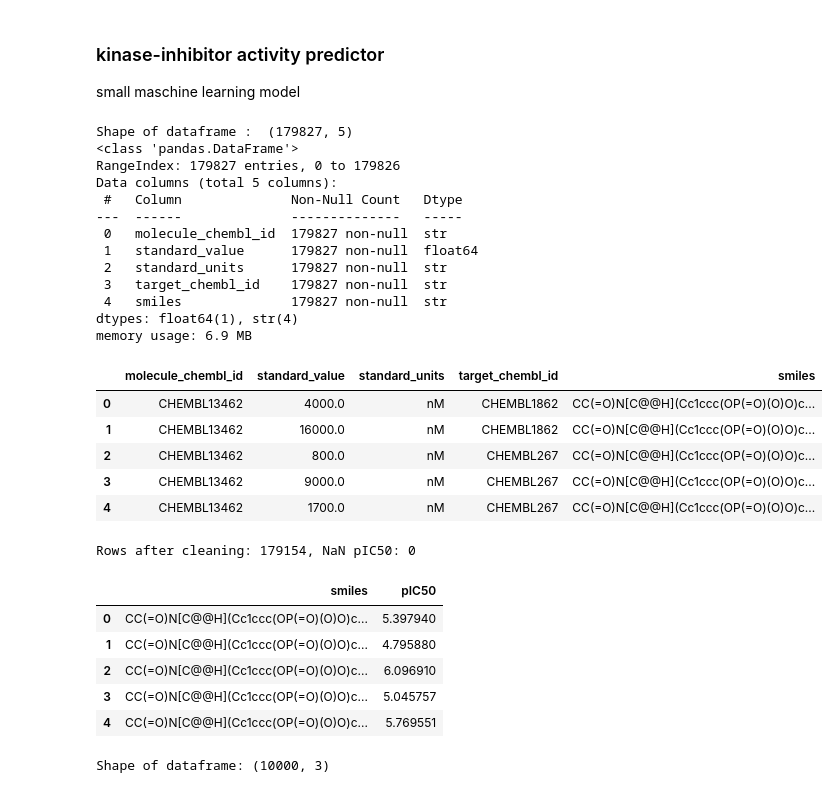
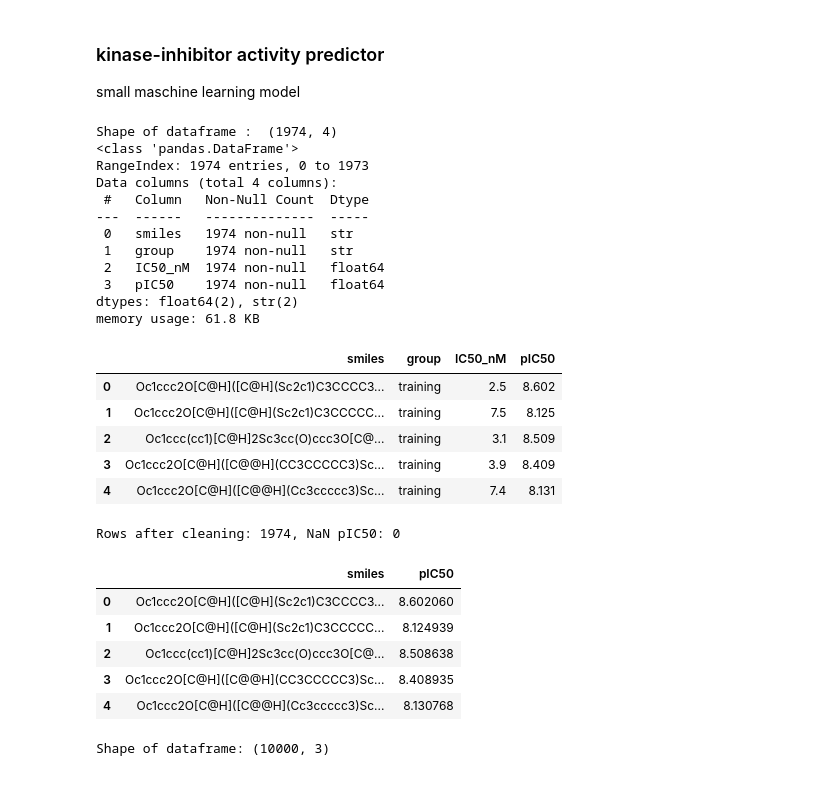
Before and after one commit to gutheb/datascience_open, a Jupyter notebook: not so important for grading/kinaseforubelix_era.ipynb, the cells around one changed output. Cells and saved outputs as stored; diff of their text form; code cells hidden in the pictures.

```diff
--- a/kinaseforubelix.ipynb
+++ b/not so important for grading/kinaseforubelix_era.ipynb
@@ -30,65 +30,64 @@ from tensorflow.keras.callbacks import ModelCheckpoint
 # 4.) getting directory of this notebook with Path function
 
 HERE = Path(_dh[-1])
-DATA = HERE / "kinase.csv"
+DATA = HERE / "ERa_activity.csv"
 # %%
 # 4.) loading training data works only for csv files
 
 df = pd.read_csv(DATA, index_col=0)
-df = df.reset_index(drop=True)
+df = df.reset_index(drop=False) #put false if  first column is important
 # %%
 # 4.) Checking the dimension and missing values of the data by eye
 
 print("Shape of dataframe : ", df.shape)
 df.info()
 # %% [output]
-Shape of dataframe :  (179827, 5)
+Shape of dataframe :  (1974, 4)
 <class 'pandas.DataFrame'>
-RangeIndex: 179827 entries, 0 to 179826
-Data columns (total 5 columns):
- #   Column              Non-Null Count   Dtype
----  ------              --------------   -----
- 0   molecule_chembl_id  179827 non-null  str
- 1   standard_value      179827 non-null  float64
- 2   standard_units      179827 non-null  str
- 3   target_chembl_id    179827 non-null  str
- 4   smiles              179827 non-null  str
-dtypes: float64(1), str(4)
-memory usage: 6.9 MB
+RangeIndex: 1974 entries, 0 to 1973
+Data columns (total 4 columns):
+ #   Column   Non-Null Count  Dtype
+---  ------   --------------  -----
+ 0   smiles   1974 non-null   str
+ 1   group    1974 non-null   str
+ 2   IC50_nM  1974 non-null   float64
+ 3   pIC50    1974 non-null   float64
+dtypes: float64(2), str(2)
+memory usage: 61.8 KB
 # %%
 # 4.) Checking the first 5 rows of the data by eye for column name compatibility
 
 df.head()
 # NBVAL_CHECK_OUTPUT
 # %% [output]
-|  | molecule_chembl_id | standard_value | standard_units | target_chembl_id | smiles |
-| 0 | CHEMBL13462 | 4000.0 | nM | CHEMBL1862 | CC(=O)N[C@@H](Cc1ccc(OP(=O)(O)O)c... |
-| 1 | CHEMBL13462 | 16000.0 | nM | CHEMBL1862 | CC(=O)N[C@@H](Cc1ccc(OP(=O)(O)O)c... |
-| 2 | CHEMBL13462 | 800.0 | nM | CHEMBL267 | CC(=O)N[C@@H](Cc1ccc(OP(=O)(O)O)c... |
-| 3 | CHEMBL13462 | 9000.0 | nM | CHEMBL267 | CC(=O)N[C@@H](Cc1ccc(OP(=O)(O)O)c... |
-| 4 | CHEMBL13462 | 1700.0 | nM | CHEMBL267 | CC(=O)N[C@@H](Cc1ccc(OP(=O)(O)O)c... |
+|  | smiles | group | IC50_nM | pIC50 |
+| 0 | Oc1ccc2O[C@H]([C@H](Sc2c1)C3CCCC3... | training | 2.5 | 8.602 |
+| 1 | Oc1ccc2O[C@H]([C@H](Sc2c1)C3CCCCC... | training | 7.5 | 8.125 |
+| 2 | Oc1ccc(cc1)[C@H]2Sc3cc(O)ccc3O[C@... | training | 3.1 | 8.509 |
+| 3 | Oc1ccc2O[C@H]([C@@H](CC3CCCCC3)Sc... | training | 3.9 | 8.409 |
+| 4 | Oc1ccc2O[C@H]([C@@H](Cc3ccccc3)Sc... | training | 7.4 | 8.131 |
 # %%
 # 4.) After checking head, keep necessary columns in needed format and save as csv
 
-chembl_df = df[["smiles", "standard_value"]].dropna()
-chembl_df = chembl_df[chembl_df["standard_value"] > 0].reset_index(drop=True)
+chembl_df = df[["smiles", "IC50_nM"]].dropna()
+chembl_df = chembl_df[chembl_df["IC50_nM"] > 0].reset_index(drop=True)
 smiles = []
 pIC50 = []
 for row in chembl_df.itertuples():
     smiles.append(row.smiles)
-    pIC50.append(-np.log10(row.standard_value * 1e-9))
+    pIC50.append(-np.log10(row.IC50_nM * 1e-9))
 chembl_df = pd.DataFrame({"smiles": smiles, "pIC50": pIC50})
 chembl_df.to_csv(HERE / "chembl_kinase.csv", index=False)
 print(f"Rows after cleaning: {len(chembl_df)}, NaN pIC50: {chembl_df['pIC50'].isna().sum()}")
 chembl_df.head()
 # NBVAL_CHECK_OUTPUT
 # %% [output]
-Rows after cleaning: 179154, NaN pIC50: 0
+Rows after cleaning: 1974, NaN pIC50: 0
 |  | smiles | pIC50 |
-| 0 | CC(=O)N[C@@H](Cc1ccc(OP(=O)(O)O)c... | 5.397940 |
-| 1 | CC(=O)N[C@@H](Cc1ccc(OP(=O)(O)O)c... | 4.795880 |
-| 2 | CC(=O)N[C@@H](Cc1ccc(OP(=O)(O)O)c... | 6.096910 |
-| 3 | CC(=O)N[C@@H](Cc1ccc(OP(=O)(O)O)c... | 5.045757 |
-| 4 | CC(=O)N[C@@H](Cc1ccc(OP(=O)(O)O)c... | 5.769551 |
+| 0 | Oc1ccc2O[C@H]([C@H](Sc2c1)C3CCCC3... | 8.602060 |
+| 1 | Oc1ccc2O[C@H]([C@H](Sc2c1)C3CCCCC... | 8.124939 |
+| 2 | Oc1ccc(cc1)[C@H]2Sc3cc(O)ccc3O[C@... | 8.508638 |
+| 3 | Oc1ccc2O[C@H]([C@@H](CC3CCCCC3)Sc... | 8.408935 |
+| 4 | Oc1ccc2O[C@H]([C@@H](Cc3ccccc3)Sc... | 8.130768 |
 # %%
 # Proposal 3: sample a subset for faster prototyping (comment out to use full dataset)
```
Also changed, not shown: parts of 1 cell of this notebook, 21 other files.
